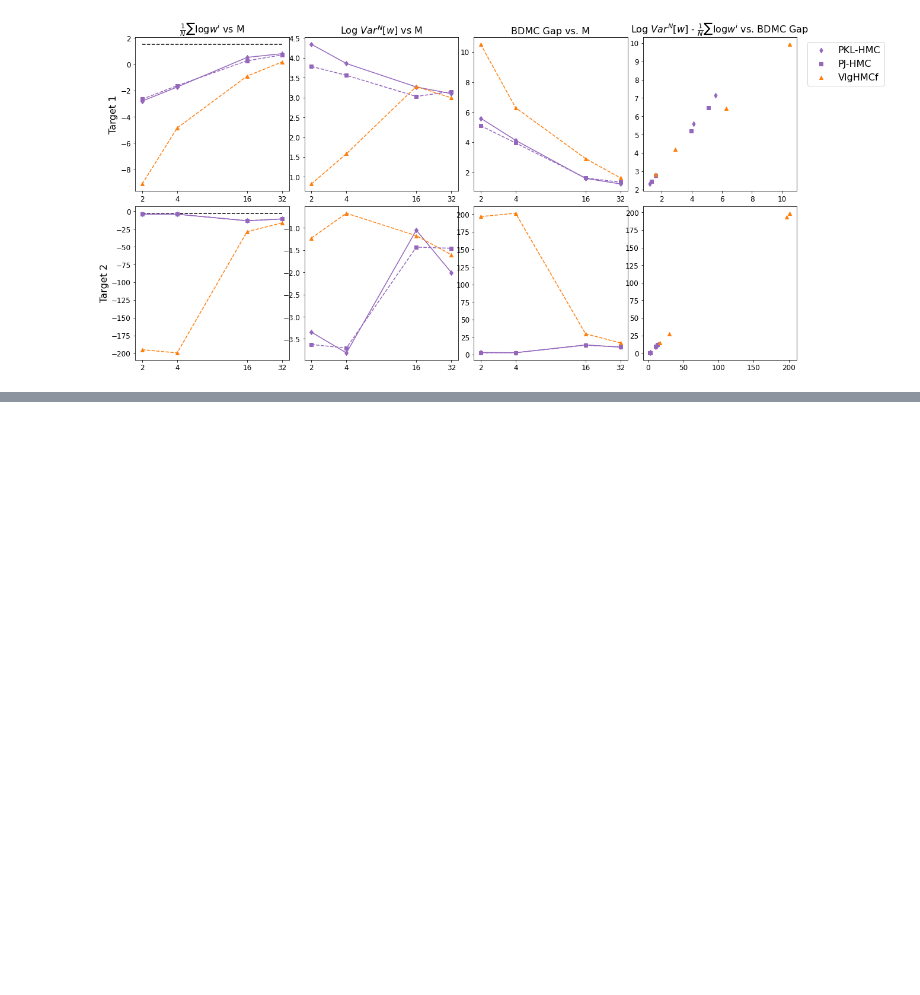
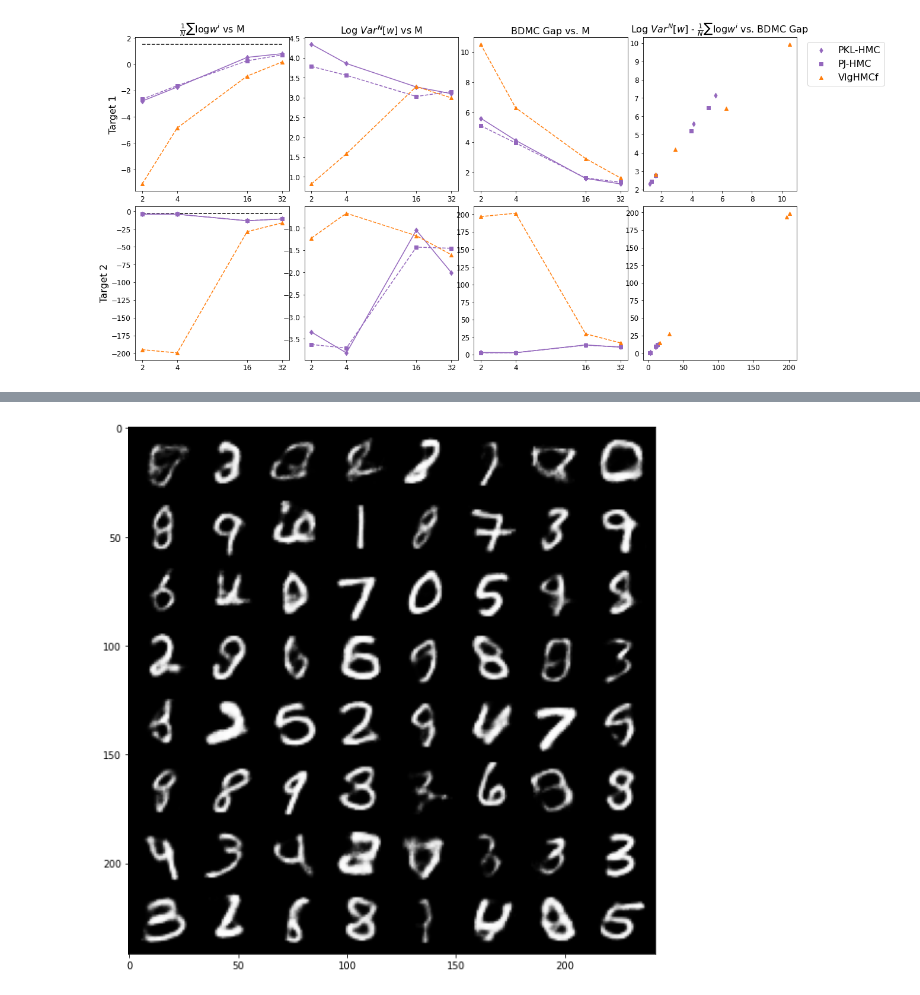
Before and after one commit to shgoshtasb/op_ais, a Jupyter notebook: codetest.ipynb, the cells around one changed output, grey strips where cells are left out. Cells and saved outputs as stored; diff of their text form; code cells hidden in the pictures; blank space fills up the shorter version.

```diff
--- a/codetest.ipynb
+++ b/codetest.ipynb
@@ -36,7 +36,7 @@ import os, pickle
 
 from utils.data import SHAPE, make_dataloaders
 from utils.targets import synthetic_targets
-from utils.experiments import get_benchmark_experiments, get_save_dir
+from utils.experiments import get_benchmark_experiments, get_dirs
 from utils.experiments import Default_ARGS
 from utils.checkpoints import save_sampler_ckpt, load_sampler_ckpt
 from sampling.utils import init_sampler, load_sampler, train_and_eval_sampler
@@ -122,7 +122,7 @@ for index, row in df.iterrows():
         ax[r, 0].plot(np.log(Ms), [np.log(exp_logZ.cpu())] * len(Ms), c='k', linestyle='--', marker='', label='True')
         exp_plots.append(row['target'])
 
-    save_dir, ckpt_dir, plot_dir, results_dir = get_save_dir(args, experiment, make=True)
+    save_dir, ckpt_dir, plot_dir, results_dir = get_dirs(args, experiment, make=True)
 
     if os.path.isfile(os.path.join(save_dir, f'done')):
         with open(os.path.join(results_dir, f'after_eval_transitions.pkl'), 'rb') as f:
@@ -231,0 +234,81 @@ plt.savefig(f'{testname}/plots/bench.pdf', format='pdf', transparent=True, bbox_
+# %%
+# Generative model test
+import warnings
+warnings.filterwarnings("ignore")
+import torch
+import numpy as np
+import matplotlib.pyplot as plt
+
+import os, pickle
+
+from models.vae import VAE, IWAE
+#from models.gan import GAN, BiGAN, AAE, WGANGP
+from models.aux import test, load_checkpoint
+from utils.data import make_dataloaders, SHAPE
+from utils.experiments import get_model_dirs, get_model_kwargs
+from utils.experiments import Default_model_ARGS as args
+from utils.plots import plot_images
+
+args.testname = 'generative_models'
+args.model = 'VAE'
+args.net = 'wu-wide'
+args.latent_dim = 50
+args.learning_rate = [2e-4]
+if args.model in ['GAN', 'BiGAN']:
+    args.learning_rate *= 2
+args.n_samples = 1
+args.epochs = 1000
+args.dataset = 'mnist'
+args.binarize = True
+args.dequantize = False
+args.device = 1
+args.likelihood = 'bernoulli'
+args.train = False
+
+torch.manual_seed(args.seed)
+np.random.seed(args.seed)
+
+model_kwargs, code = get_model_kwargs(args)
+save_dir, ckpt_dir, log_dir = get_model_dirs(args, code, make=False)
+print(save_dir)
+
+loaders, normalized = make_dataloaders(dataset=args.dataset, batch_sizes=args.batch_sizes,
+                           ais_split=False, seed=args.seed, binarize=args.binarize,
+                           dequantize=args.dequantize)
+
+if args.model == 'VAE':
+    model = VAE(**model_kwargs)
+elif args.model == 'IWAE':
+    model = IWAE(**model_kwargs)
+elif args.model == 'GAN':
+    model = GAN(**model_kwargs)
+elif args.model == 'BiGAN':
+    model = BiGAN(**model_kwargs)
+elif args.model == 'AAE':
+    model = AAE(**model_kwargs)
+elif args.model == 'WGANGP':
+    model = WGANGP(**model_kwargs)
+
+
+model.cuda()
+model.eval()
+
+last_ckpt = os.path.join(ckpt_dir, 'last.ckpt')
+if not os.path.isfile(last_ckpt):
+    print('Couldn\'t find last.ckpt', ckpt_dir)
+
+elif not os.path.isfile(os.path.join(save_dir, 'done')):
+    print('Training not done')
+best_ckpt = os.path.join(ckpt_dir, '500.ckpt')
+model = load_checkpoint(best_ckpt, model.optimizers, False, model, [('module.', '')])
+print(f'Loaded checkpoint at epoch {model.current_epoch}')
+
+model.cuda()
+model.eval()
+test(args, model, loaders[2], normalized, save_dir, n_samples=args.n_samples, prefix='best')
+z, x_gen = model.sample(n_samples=64)
+fig, ax = plt.subplots(nrows=1, ncols=1, figsize=(10, 10))
+ax.set_xticks([])
+ax.set_yticks([])
+plot_images(ax, x_gen)
+# %% [output]
@@ -231,0 +320 @@ plt.savefig(f'{testname}/plots/bench.pdf', format='pdf', transparent=True, bbox_
+[figure, added]
```
Also changed, not shown: parts of 3 cells of this notebook, 11 other files.
